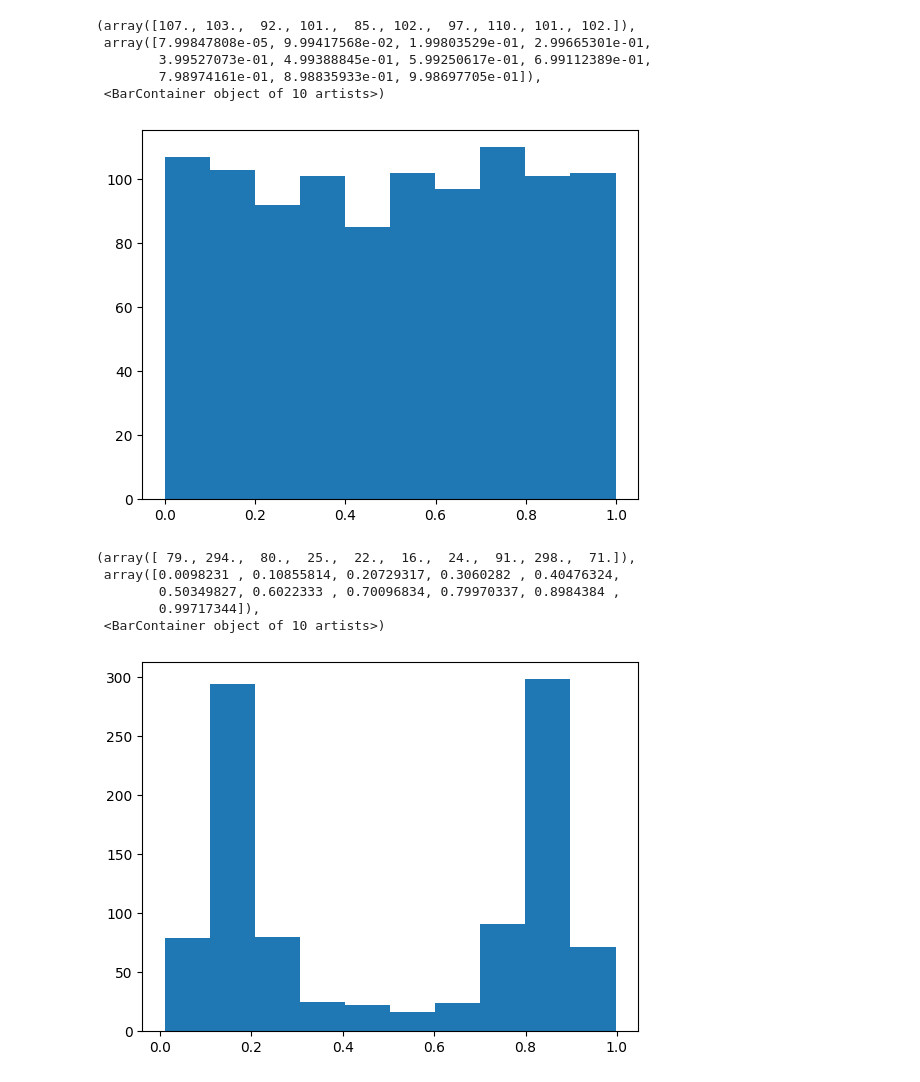
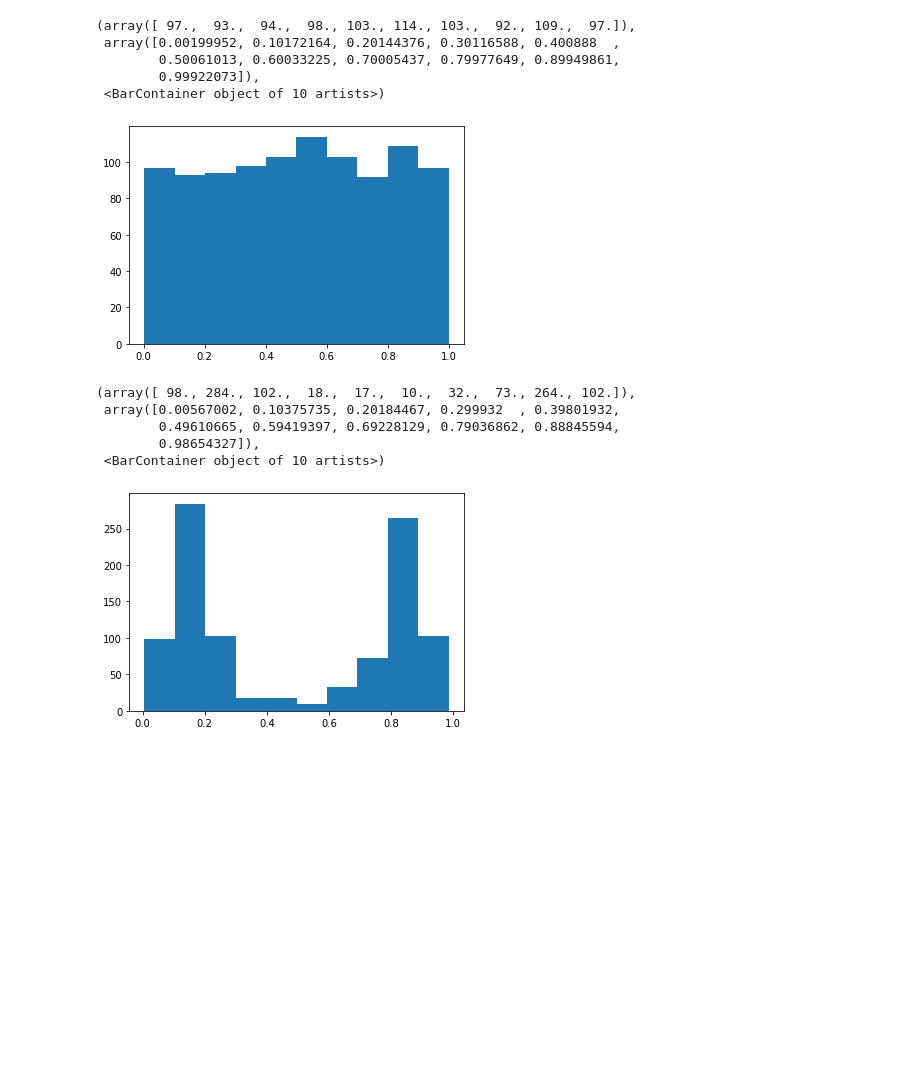
Before and after one commit to mskPark/DRLPDE, a Jupyter notebook: Test_ImportanceSampling.ipynb, the cells around one changed output. Drawn from its saved outputs; the diff is of its cells as text; code cells hidden in the pictures; blank space fills up the shorter version.

Commit message:
Importance Sampling Debugged

```diff
--- a/Test_ImportanceSampling.ipynb
+++ b/Test_ImportanceSampling.ipynb
@@ -29,46 +200,46 @@ Also related: Rejection sampling. Provided a function $f(x)$ that is propotional
 # %%
 ## Test the above in 1 dimension
 import numpy as np
+import torch
 import matplotlib.pyplot as plt
 
 numpts = 1000
 numsteps = 10
 
-target = lambda x: 120*x*(1-x)*(x - 0.5)**2
+## For this to be a probability density multiply by 120
+target = lambda x: x*(1-x)*(x - 0.5)**2
 
-## Probability density: Integrates to 1
+X = torch.rand(numpts)
+plt.hist(X.numpy())
+# %% [output]
+(array([ 97.,  93.,  94.,  98., 103., 114., 103.,  92., 109.,  97.]),
+ array([0.00199952, 0.10172164, 0.20144376, 0.30116588, 0.400888  ,
+        0.50061013, 0.60033225, 0.70005437, 0.79977649, 0.89949861,
+        0.99922073]),
+ <BarContainer object of 10 artists>)
+[figure, added]
-# %%
-X = np.random.rand(numpts)
-plt.hist(X)
-# %% [output]
-(array([107., 103.,  92., 101.,  85., 102.,  97., 110., 101., 102.]),
- array([7.99847808e-05, 9.99417568e-02, 1.99803529e-01, 2.99665301e-01,
-        3.99527073e-01, 4.99388845e-01, 5.99250617e-01, 6.99112389e-01,
-        7.98974161e-01, 8.98835933e-01, 9.98697705e-01]),
- <BarContainer object of 10 artists>)
-[figure, removed]
 # %%
 for steps in range(numsteps):
     ## Evaluate the target distribution
     Y = target(X)
 
     ## Calculate maximum
-    alpha = np.max(Y)
+    alpha = torch.max(Y)
 
     ## New sample from 0 to alpha
-    NewSample = np.random.rand(numpts)*alpha
+    NewSample = torch.rand(numpts)*alpha
 
     ## Find indices such that Y < alpha
     indices = Y < NewSample
 
     ## Resample
-    X[indices] = np.random.rand(np.sum(indices))
+    X[indices] = torch.rand(torch.sum(indices))
+
+plt.hist(X.numpy())
+# %% [output]
+(array([ 98., 284., 102.,  18.,  17.,  10.,  32.,  73., 264., 102.]),
+ array([0.00567002, 0.10375735, 0.20184467, 0.299932  , 0.39801932,
+        0.49610665, 0.59419397, 0.69228129, 0.79036862, 0.88845594,
+        0.98654327]),
+ <BarContainer object of 10 artists>)
+[figure, added]
-# %%
-plt.hist(X)
-# %% [output]
-(array([ 79., 294.,  80.,  25.,  22.,  16.,  24.,  91., 298.,  71.]),
- array([0.0098231 , 0.10855814, 0.20729317, 0.3060282 , 0.40476324,
-        0.50349827, 0.6022333 , 0.70096834, 0.79970337, 0.8984384 ,
-        0.99717344]),
- <BarContainer object of 10 artists>)
-[figure, removed]
```
Also changed, not shown: parts of 4 cells of this notebook, 10 other files.
